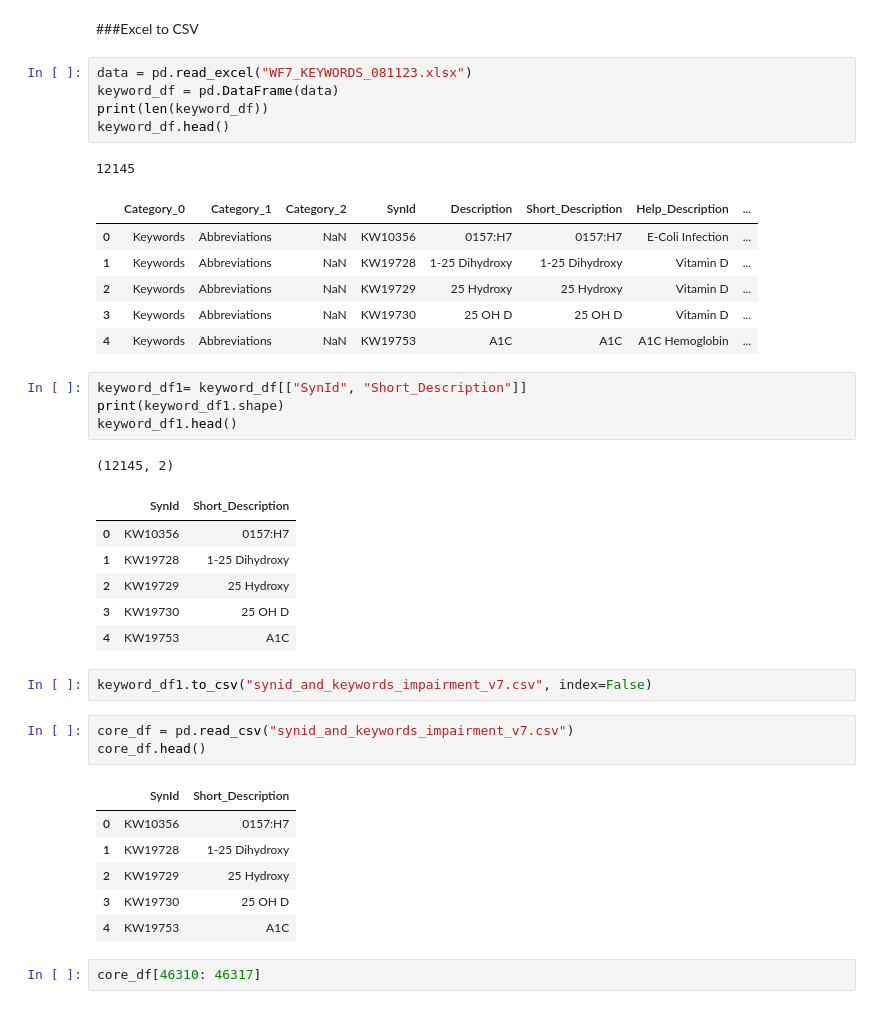
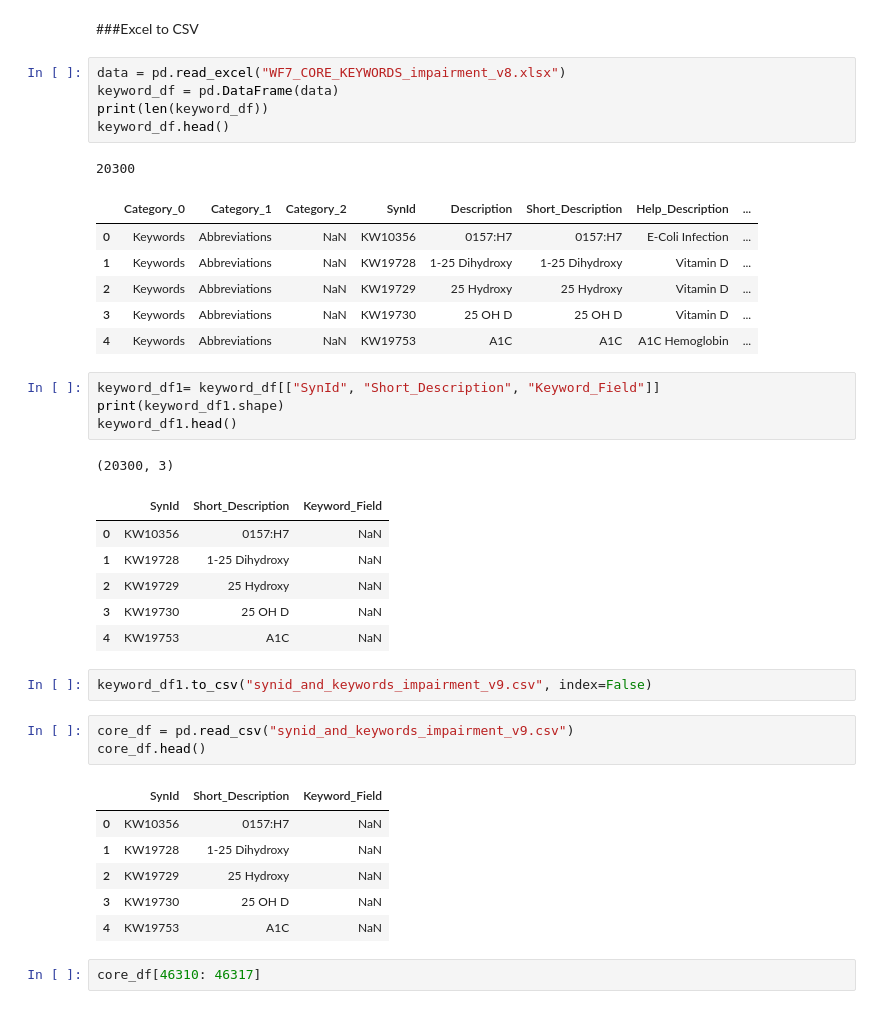
Before and after one commit to rahiakela/nlp-research-and-practice, a Jupyter notebook: text-similarity-works/icd10-code-highlighting/building_icd_code_patterns.ipynb, the cells around one changed output. Drawn from its saved outputs; the diff is of its cells as text.

```diff
--- a/text-similarity-works/icd10-code-highlighting/building_icd_code_patterns.ipynb
+++ b/text-similarity-works/icd10-code-highlighting/building_icd_code_patterns.ipynb
@@ -227,12 +227,12 @@ icd_code_kerword_df.head()
 # %% [markdown]
 ###Excel to CSV
 # %%
-data = pd.read_excel("WF7_KEYWORDS_081123.xlsx")
+data = pd.read_excel("WF7_CORE_KEYWORDS_impairment_v8.xlsx")
 keyword_df = pd.DataFrame(data)
 print(len(keyword_df))
 keyword_df.head()
 # %% [output]
-12145
+20300
 |  | Category_0 | Category_1 | Category_2 | SynId | Description | Short_Description | Help_Description | ... |
 | 0 | Keywords | Abbreviations | NaN | KW10356 | 0157:H7 | 0157:H7 | E-Coli Infection | ... |
 | 1 | Keywords | Abbreviations | NaN | KW19728 | 1-25 Dihydroxy | 1-25 Dihydroxy | Vitamin D | ... |
@@ -240,29 +240,29 @@ keyword_df.head()
 | 3 | Keywords | Abbreviations | NaN | KW19730 | 25 OH D | 25 OH D | Vitamin D | ... |
 | 4 | Keywords | Abbreviations | NaN | KW19753 | A1C | A1C | A1C Hemoglobin | ... |
 # %%
-keyword_df1= keyword_df[["SynId", "Short_Description"]]
+keyword_df1= keyword_df[["SynId", "Short_Description", "Keyword_Field"]]
 print(keyword_df1.shape)
 keyword_df1.head()
 # %% [output]
-(12145, 2)
+(20300, 3)
-|  | SynId | Short_Description |
-| 0 | KW10356 | 0157:H7 |
-| 1 | KW19728 | 1-25 Dihydroxy |
-| 2 | KW19729 | 25 Hydroxy |
-| 3 | KW19730 | 25 OH D |
-| 4 | KW19753 | A1C |
+|  | SynId | Short_Description | Keyword_Field |
+| 0 | KW10356 | 0157:H7 | NaN |
+| 1 | KW19728 | 1-25 Dihydroxy | NaN |
+| 2 | KW19729 | 25 Hydroxy | NaN |
+| 3 | KW19730 | 25 OH D | NaN |
+| 4 | KW19753 | A1C | NaN |
 # %%
-keyword_df1.to_csv("synid_and_keywords_impairment_v7.csv", index=False)
+keyword_df1.to_csv("synid_and_keywords_impairment_v9.csv", index=False)
 # %%
-core_df = pd.read_csv("synid_and_keywords_impairment_v7.csv")
+core_df = pd.read_csv("synid_and_keywords_impairment_v9.csv")
 core_df.head()
 # %% [output]
-|  | SynId | Short_Description |
-| 0 | KW10356 | 0157:H7 |
-| 1 | KW19728 | 1-25 Dihydroxy |
-| 2 | KW19729 | 25 Hydroxy |
-| 3 | KW19730 | 25 OH D |
-| 4 | KW19753 | A1C |
+|  | SynId | Short_Description | Keyword_Field |
+| 0 | KW10356 | 0157:H7 | NaN |
+| 1 | KW19728 | 1-25 Dihydroxy | NaN |
+| 2 | KW19729 | 25 Hydroxy | NaN |
+| 3 | KW19730 | 25 OH D | NaN |
+| 4 | KW19753 | A1C | NaN |
 # %%
 core_df[46310: 46317]
 # %% [output]
```
